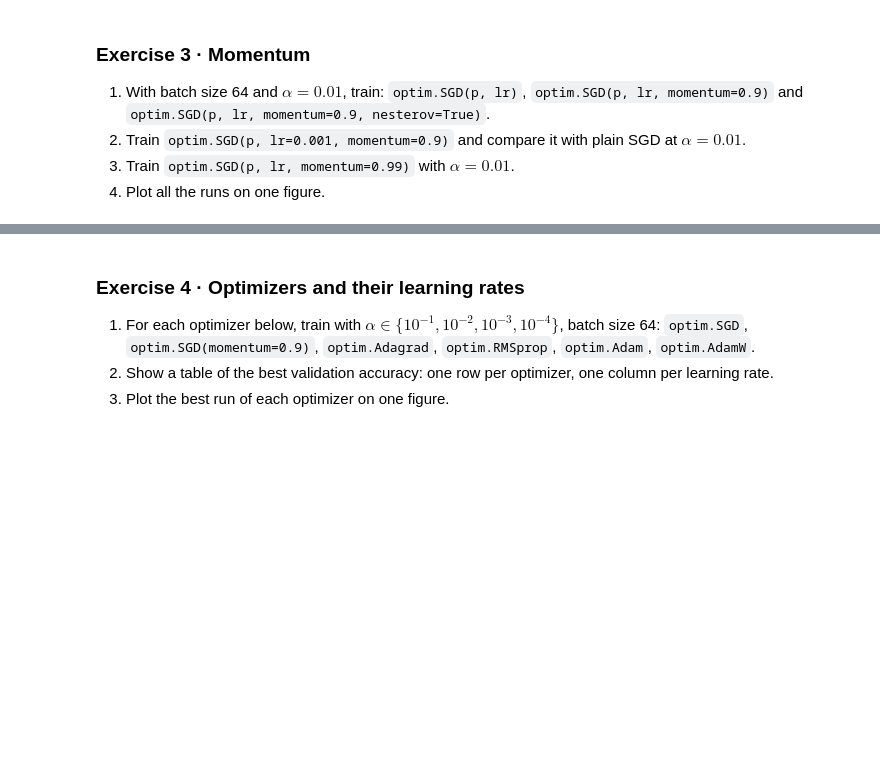
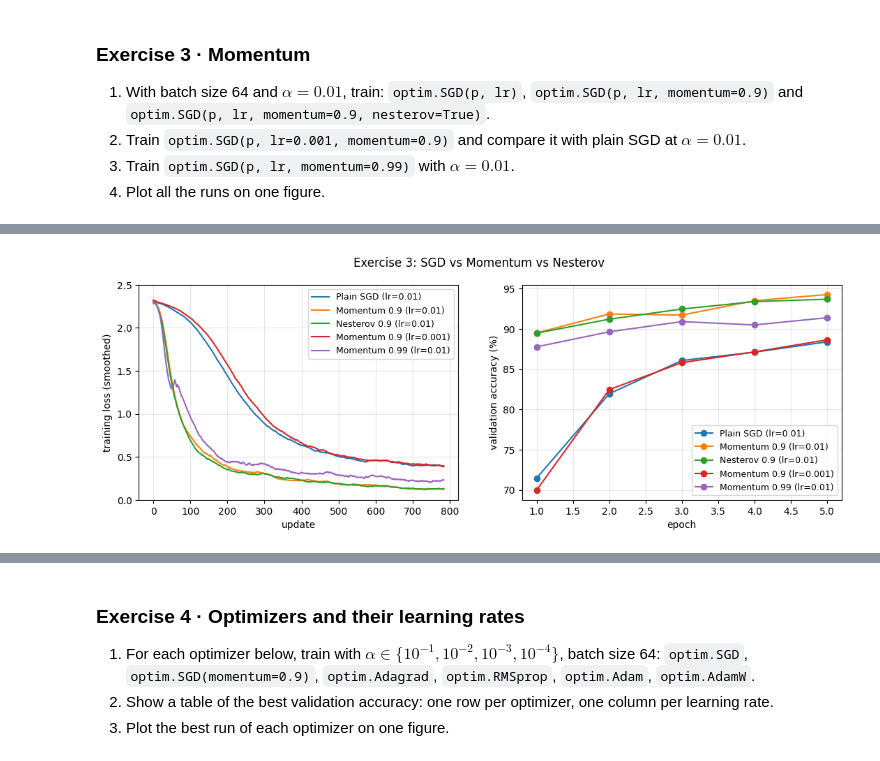
Before and after one commit to sarakseyhaaa/I4_AMS_AI, a Jupyter notebook: TP4_NY_SARAKSEYHA_I4AMS_B_AI/TP4_Optimization.ipynb, the cells around one changed output, grey strips where cells are left out. Drawn from its saved outputs; the diff is of its cells as text; code cells hidden in the pictures; blank space fills up the shorter version.

```diff
--- a/TP4_NY_SARAKSEYHA_I4AMS_B_AI/TP4_Optimization.ipynb
+++ b/TP4_NY_SARAKSEYHA_I4AMS_B_AI/TP4_Optimization.ipynb
@@ -463,4 +700,81 @@ epoch 10 | lr 1.00e-01 | train loss 2.3109 | val loss 2.3110 | val acc 9.95% | 4
 3. Train `optim.SGD(p, lr, momentum=0.99)` with $\alpha = 0.01$.
 4. Plot all the runs on one figure.
 # %%
-# Exercise 3
+
+# Exercise 3: Momentum
+
+# Batch size = 64, first 10,000 examples
+loader = make_loader(batch_size=64, n_train=10_000)
+
+# Five SGD configurations
+configs = {
+    "Plain SGD (lr=0.01)": {
+        "lr": 0.01
+    },
+    "Momentum 0.9 (lr=0.01)": {
+        "lr": 0.01,
+        "momentum": 0.9
+    },
+    "Nesterov 0.9 (lr=0.01)": {
+        "lr": 0.01,
+        "momentum": 0.9,
+        "nesterov": True
+    },
+    "Momentum 0.9 (lr=0.001)": {
+        "lr": 0.001,
+        "momentum": 0.9
+    },
+    "Momentum 0.99 (lr=0.01)": {
+        "lr": 0.01,
+        "momentum": 0.99
+    }
+}
+
+histories = {}
+
+# Train all five models
+for name, params in configs.items():
+    print(f"\n{'=' * 55}")
+    print(f"Training: {name}")
+    print(f"{'=' * 55}")
+
+    # Same initial weights for every model
+    model = make_model(seed=0)
+
+    # Create SGD optimizer
+    optimizer = optim.SGD(
+        model.parameters(),
+        **params
+    )
+
+    # Train for 5 epochs
+    hist = fit(
+        model,
+        optimizer,
+        loader,
+        epochs=5
+    )
+
+    histories[name] = hist
+
+# Plot all five runs on one figure
+plot_history(
+    histories,
+    title="Exercise 3: SGD vs Momentum vs Nesterov"
+)
+
+# Print best validation accuracy
+print("\nBest Validation Accuracy")
+print("-" * 65)
+
+for name, hist in histories.items():
+    valid_accs = [
+        acc for acc in hist["val_acc"]
+        if math.isfinite(acc)
+    ]
+
+    best_acc = max(valid_accs) if valid_accs else float("nan")
+    status = " (diverged)" if hist["diverged"] else ""
+
+    print(f"{name:<35}: {best_acc:.2f}%{status}")
+# %% [output]
@@ -466,0 +798 @@ epoch 10 | lr 1.00e-01 | train loss 2.3109 | val loss 2.3110 | val acc 9.95% | 4
+[figure, added]
```
Also changed, not shown: parts of 16 cells of this notebook, 10 other files.
